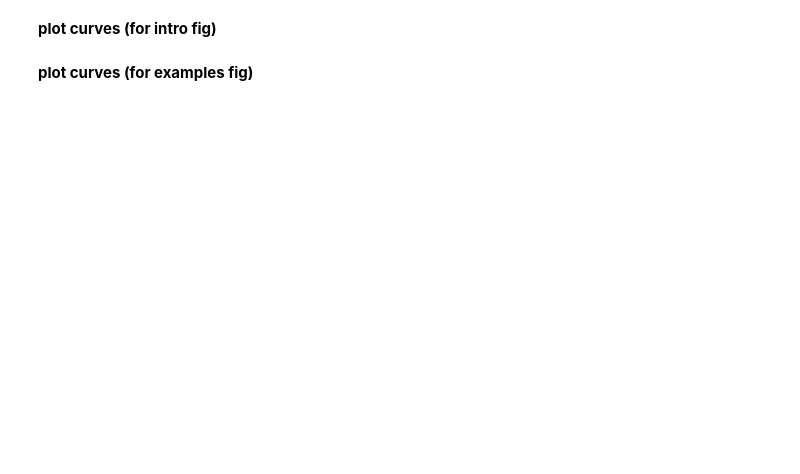
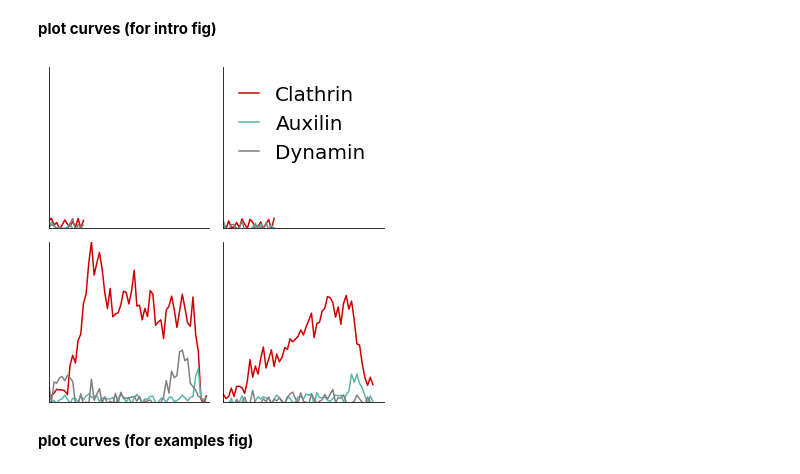
Before and after one commit to Yu-Group/molecular-partner-prediction, a Jupyter notebook: reports/exploratory_figs.ipynb, the cells around one changed output. Drawn from its saved outputs; the diff is of its cells as text; code cells hidden in the pictures; blank space fills up the shorter version.

```diff
--- a/reports/exploratory_figs.ipynb
+++ b/reports/exploratory_figs.ipynb
@@ -27,3 +24,6 @@ The autoreload extension is already loaded. To reload it, use:
 # %%
-df = data.get_data(use_processed=True) #, dset='orig') # all_data=True
-dfv = df[df['valid'] == 1] # exclude test cells, short/long tracks, hotspots
+# df = data.get_data(use_processed=True) #, dset='orig') # all_data=True
+df = data.get_data(dset='clath_aux_dynamin')
+dfv = df[~(df.short | df.long | df.hotspots)]
+dfv = dfv[dfv.lifetime > 15] # only keep hard tracks
+# dfv = df[df['valid'] == 1] # exclude test cells, short/long tracks, hotspots
@@ -32,13 +34,18 @@ dfv = df[df['valid'] == 1] # exclude test cells, short/long tracks, hotspots
 # %%
 R, C = 2, 2
 plt.figure(facecolor='w', figsize=(5, 5))
-viz.plot_curves(df.iloc[[29, 37, 78, 10]], R=R, C=R, fig=True, ylim_constant=True, legend=False)
-plt.legend(fontsize=20)
+viz.plot_curves(dfv.iloc[[0, 1, 29, 37]], extra_key='Z', extra_key_label='Dynamin',
+                R=R, C=R, fig=True, ylim_constant=True, legend=False, hline=False)
+plt.subplot(R, C, 2)
+plt.legend(fontsize=20, frameon=False, handlelength=1)
 for i in range(R * C):
     plt.subplot(R, C, i + 1)
     plt.xticks([])
     plt.yticks([])
+    plt.xlim((0, 60))
 viz.savefig('intro_curves')
+# %% [output]
+[figure, added]
 # %% [markdown]
 **plot curves (for examples fig)**
 # %%
```
Also changed, not shown: parts of 4 cells of this notebook, 9 other files.
